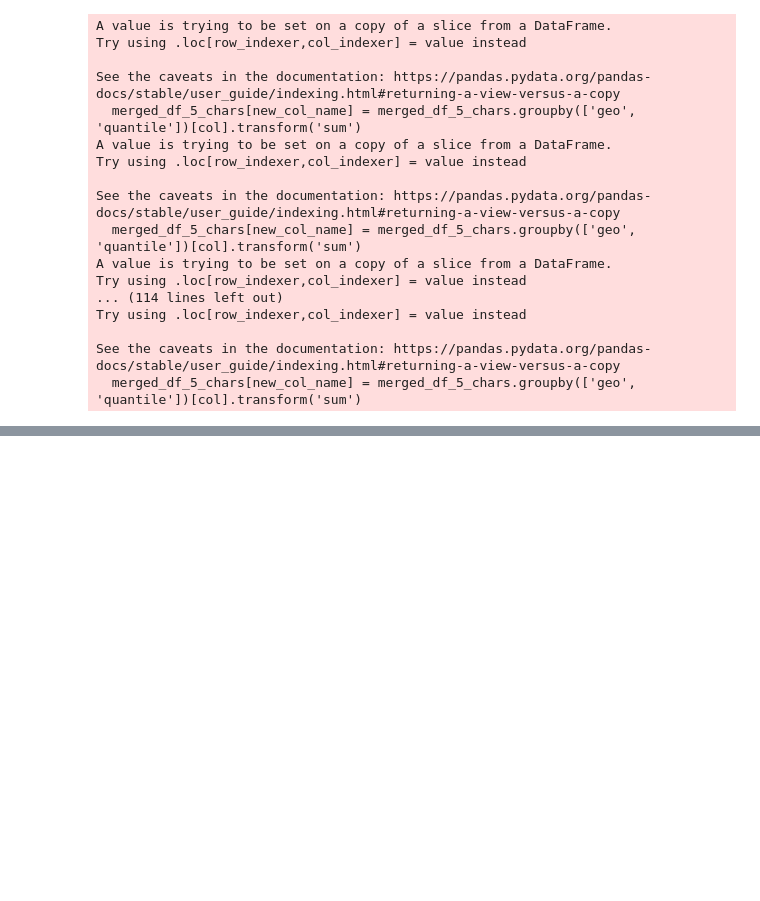
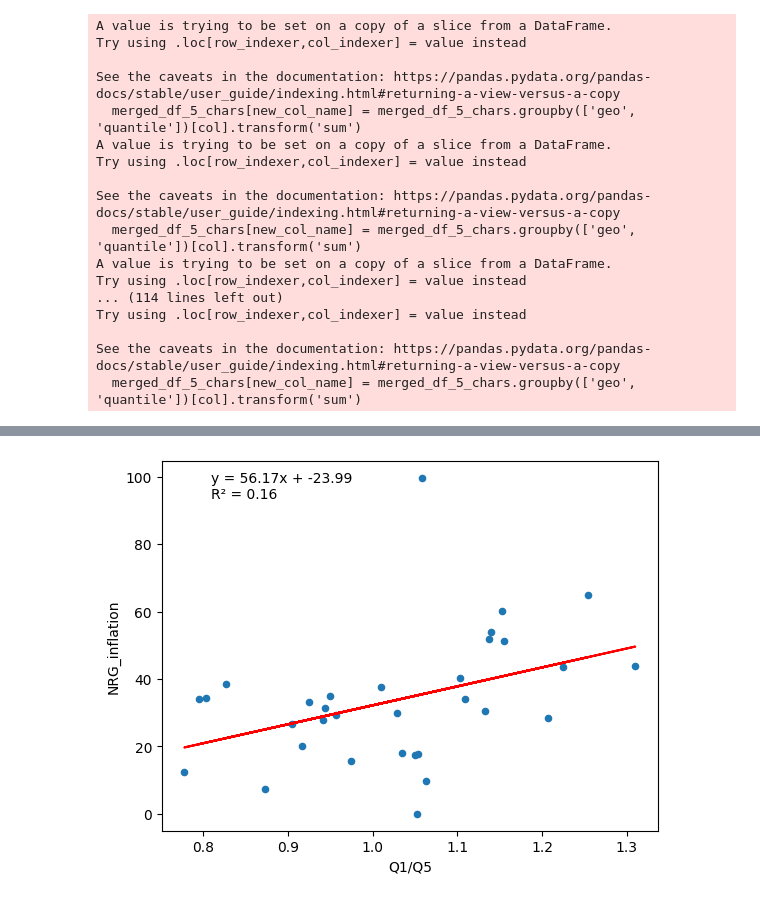
Before and after one commit to rm951/memoireESCP, a Jupyter notebook: figure8.ipynb, the cells around one changed output, grey strips where cells are left out. Saved outputs shown, nothing was run; the diff lists cells and outputs as text; code cells hidden in the pictures; blank space fills up the shorter version.

```diff
--- a/figure8.ipynb
+++ b/figure8.ipynb
@@ -76,0 +222,29 @@ df_inflation = df_inflation.loc[~df_inflation['geo'].isin(['IT', 'EA'])]
+# %%
+import pandas as pd
+import matplotlib.pyplot as plt
+from scipy.stats import linregress
+
+
+# Calculate Q1/Q5 and add it as a new column to the DataFrame
+df_inflation_by_quintile_2022_03['Q1/Q5'] = df_inflation_by_quintile_2022_03['QUINTILE1'] / df_inflation_by_quintile_2022_03['QUINTILE5']
+
+# Perform linear regression between Q1/Q5 and NRG_inflation
+slope, intercept, r_value, p_value, std_err = linregress(df_inflation_by_quintile_2022_03['Q1/Q5'], df_inflation_by_quintile_2022_03['NRG_inflation'])
+
+# Create a scatter plot with Q1/Q5 on the x-axis and NRG_inflation on the y-axis
+df_inflation_by_quintile_2022_03.plot.scatter(x='Q1/Q5', y='NRG_inflation')
+
+# Add the regression line to the plot
+plt.plot(df_inflation_by_quintile_2022_03['Q1/Q5'], slope * df_inflation_by_quintile_2022_03['Q1/Q5'] + intercept, color='red')
+
+# Add labels to the axes
+plt.xlabel('Q1/Q5')
+plt.ylabel('NRG_inflation')
+
+# Add the regression equation to the plot
+plt.annotate(f'y = {slope:.2f}x + {intercept:.2f}\nR² = {r_value ** 2:.2f}', xy=(0.1, 0.9), xycoords='axes fraction')
+
+# Show the plot
+plt.show()
+# %% [output]
+[figure, added]
```
Also changed, not shown: parts of 14 cells of this notebook, 1 other file.
